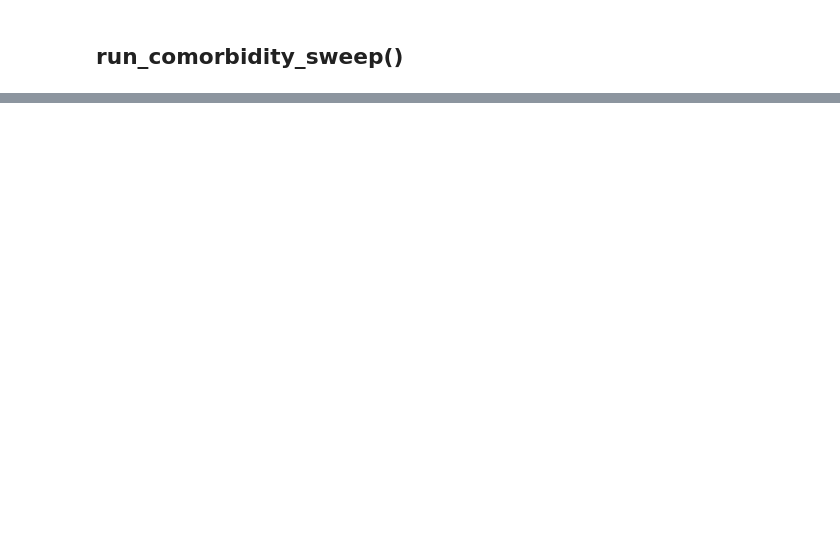
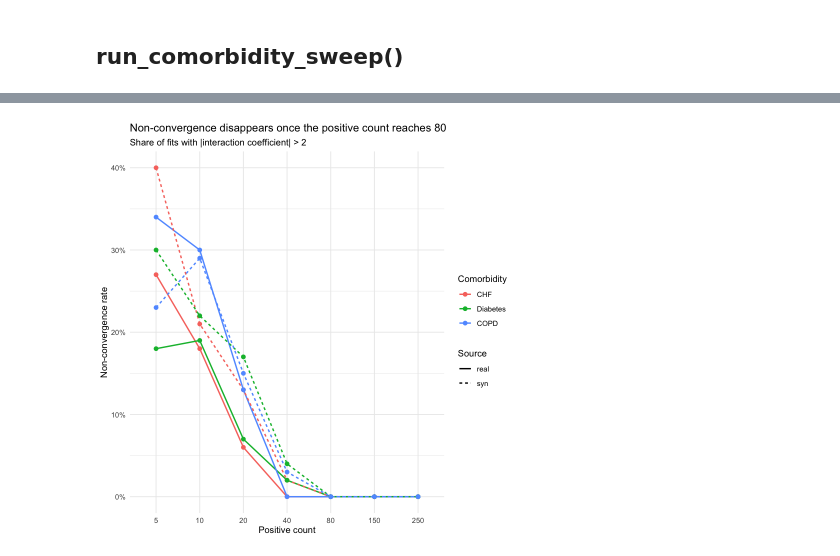
Before and after one commit to ShengPeiWilliam/mimic-synthetic-fidelity, a Jupyter notebook: code/mimic-fidelity-analysis.ipynb, the cells around one changed output, grey strips where cells are left out. Drawn from its saved outputs; the diff is of its cells as text; code cells hidden in the pictures; blank space fills up the shorter version.

```diff
--- a/code/mimic-fidelity-analysis.ipynb
+++ b/code/mimic-fidelity-analysis.ipynb
@@ -553,9 +647,6 @@ stability_compare <- bind_rows(
   sweep_diabetes$quantile_summary %>% mutate(comorbidity = "Diabetes"),
   sweep_copd$quantile_summary     %>% mutate(comorbidity = "COPD")
 ) %>%
-  mutate(
-    real_width = real_q75 - real_q25,
-    syn_width  = syn_q75  - syn_q25
-  ) %>%
-  select(comorbidity, count, real_width, syn_width)
+  select(comorbidity, count, pct_real_na, pct_syn_na,
+         pct_real_expl, pct_syn_expl, real_width, syn_width)
 # %%
@@ -597,0 +783,19 @@ ggplot(stability_long, aes(x = factor(count), y = width, fill = source)) +
+# %%
+explosion_long <- stability_compare %>%
+  select(comorbidity, count, real = pct_real_expl, syn = pct_syn_expl) %>%
+  pivot_longer(c(real, syn), names_to = "source", values_to = "pct_exploded") %>%
+  mutate(comorbidity = factor(comorbidity, levels = c("CHF", "Diabetes", "COPD")))
+
+p_nonconv <- ggplot(explosion_long, aes(x = factor(count), y = pct_exploded,
+                           color = comorbidity, linetype = source,
+                           group = interaction(comorbidity, source))) +
+  geom_line(linewidth = 0.8) +
+  geom_point(size = 2) +
+  scale_y_continuous(labels = scales::percent, limits = c(0, NA)) +
+  labs(title = "Non-convergence disappears once the positive count reaches 80",
+       subtitle = paste0("Share of fits with |interaction coefficient| > ", EXPLODE_THRESHOLD),
+       x = "Positive count", y = "Non-convergence rate",
+       color = "Comorbidity", linetype = "Source") +
+  theme_minimal()
+# %% [output]
+[figure, added]
```
Also changed, not shown: parts of 63 cells of this notebook.
